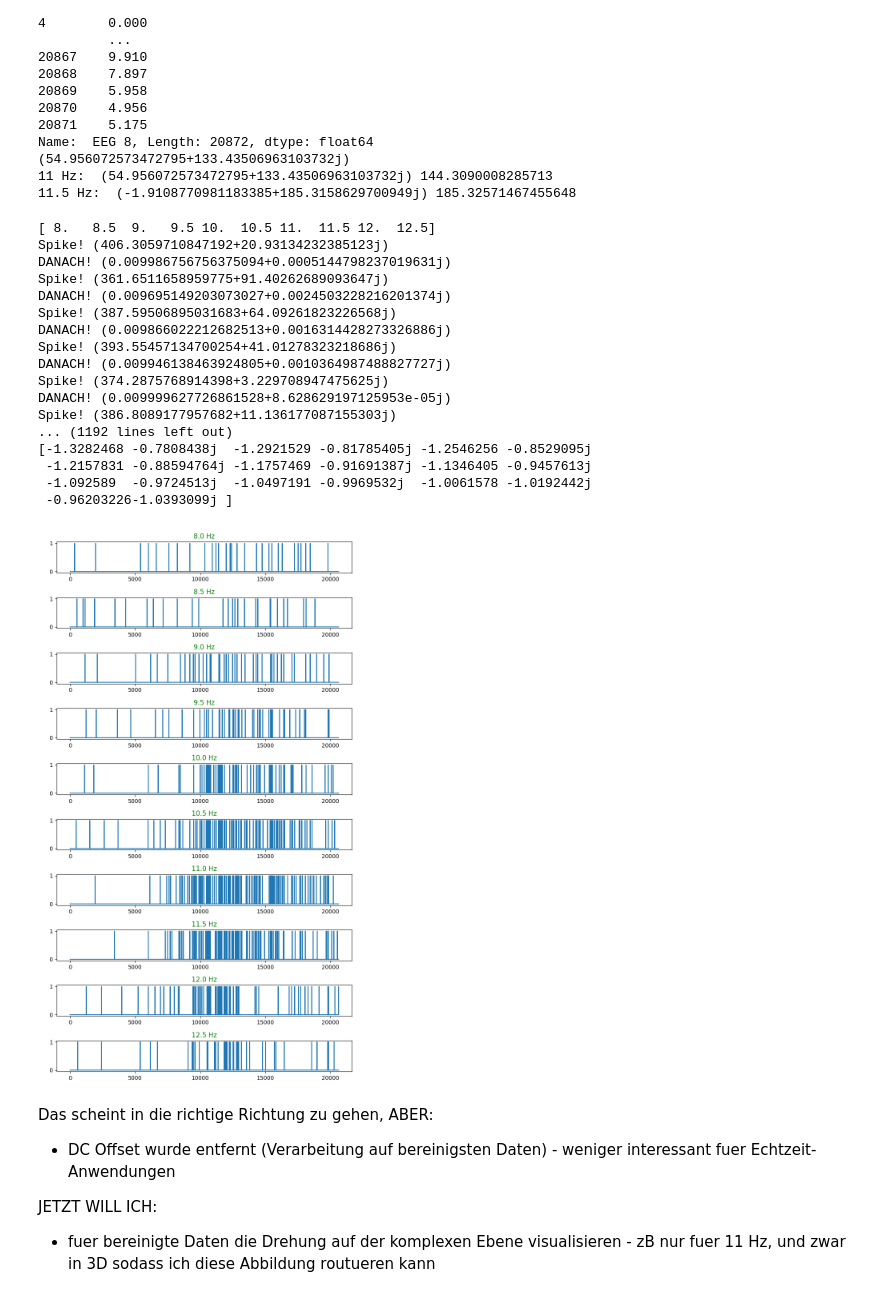
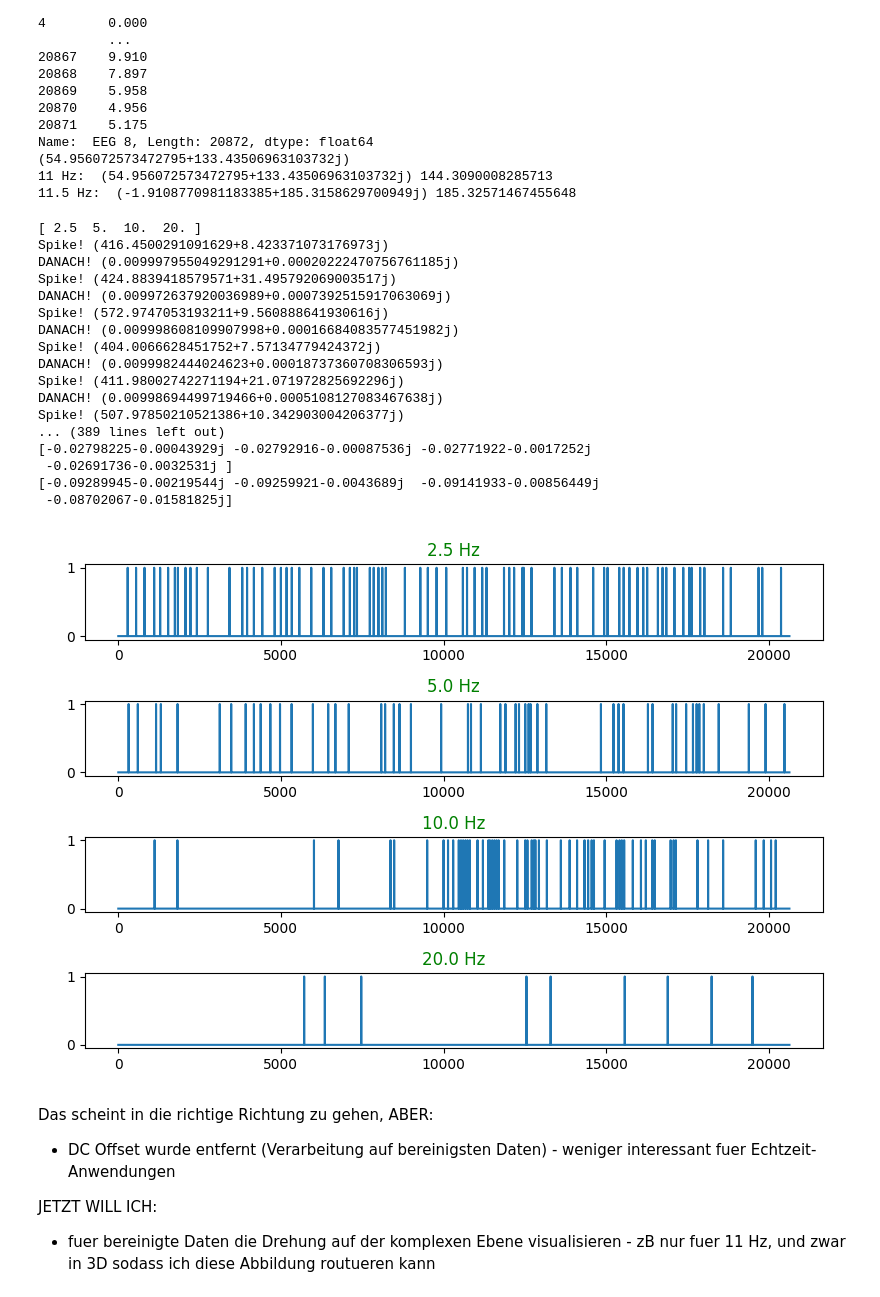
Before and after one commit to pinkypeachez/signal-processing, a Jupyter notebook: signal-processing/signal.ipynb, the cells around one changed output. Cells and saved outputs as stored; diff of their text form; code cells hidden in the pictures.

```diff
--- a/signal-processing/signal.ipynb
+++ b/signal-processing/signal.ipynb
@@ -175,7 +175,8 @@ class RFLayer:
                 self.spike[i] = 0
 
 
-frequenzen = np.arange(8, 13, 0.5)
+#frequenzen = np.arange(8, 13, 0.5)
+frequenzen = np.array([2.5, 5, 10, 20])
 print(frequenzen)
 
 ABTASTRATE = 250
@@ -191,51 +192,51 @@ augen_zu = pd.read_csv('../data/sanity-checks/gel augen zu besser/augen_zu.csv')
 eeg_7 = augen_zu[' EEG 8'].to_numpy()
 #print(eeg_7.shape)
 eeg_7 = np.trim_zeros(eeg_7)
 
 history = np.zeros((len(eeg_7), len(frequenzen) ),
                    dtype=np.complex64)
 
 spikes = np.zeros(shape=(len(eeg_7), len(frequenzen)))
 for i in range(len(eeg_7)):
     layer1.update(eeg_7[i])
     layer1.dospike()
     spikes[i, :] = layer1.spike
     history[i] = np.where(layer1.spike == 0, layer1.s_now, 0)
    # print(layer1.s_now)
     layer1.get_strongest()
 #print(history)
 #TODO NEXT: fuer jedes Channel visualisieren
 
 import matplotlib.pyplot as plt
 
 print(history.shape)
 fig, axs = plt.subplots(len(frequenzen), 1,  figsize=(8, 1.4 * len(frequenzen)))
 for i in range(len(axs)):
   #axs[i].plot(np.abs(history[:,i]))
   axs[i].plot(spikes[:,i])
   axs[i].set_title(f"{frequenzen[i]} Hz", color="green")
   print(history[i])
   #axs[i].set_ylim(400)
 fig.tight_layout()
 # %% [output]
-[ 8.   8.5  9.   9.5 10.  10.5 11.  11.5 12.  12.5]
-Spike! (406.3059710847192+20.93134232385123j)
-DANACH! (0.009986756756375094+0.0005144798237019631j)
-Spike! (361.6511658959775+91.40262689093647j)
-DANACH! (0.009695149203073027+0.0024503228216201374j)
-Spike! (387.59506895031683+64.09261823226568j)
-DANACH! (0.009866022212682513+0.0016314428273326886j)
-Spike! (393.55457134700254+41.01278323218686j)
-DANACH! (0.009946138463924805+0.0010364987488827727j)
-Spike! (374.2875768914398+3.229708947475625j)
-DANACH! (0.009999627726861528+8.628629197125953e-05j)
-Spike! (386.8089177957682+11.136177087155303j)
-... (1192 lines left out)
-[-1.3282468 -0.7808438j  -1.2921529 -0.81785405j -1.2546256 -0.8529095j
- -1.2157831 -0.88594764j -1.1757469 -0.91691387j -1.1346405 -0.9457613j
- -1.092589  -0.9724513j  -1.0497191 -0.9969532j  -1.0061578 -1.0192442j
- -0.96203226-1.0393099j ]
+[ 2.5  5.  10.  20. ]
+Spike! (416.4500291091629+8.423371073176973j)
+DANACH! (0.009997955049291291+0.00020222470756761185j)
+Spike! (424.8839418579571+31.495792069003517j)
+DANACH! (0.009972637920036989+0.0007392515917063069j)
+Spike! (572.9747053193211+9.560888641930616j)
+DANACH! (0.009998608109907998+0.00016684083577451982j)
+Spike! (404.0066628451752+7.57134779424372j)
+DANACH! (0.0099982444024623+0.00018737360708306593j)
+Spike! (411.98002742271194+21.071972825692296j)
+DANACH! (0.00998694499719466+0.0005108127083467638j)
+Spike! (507.97850210521386+10.342903004206377j)
+... (389 lines left out)
+[-0.02798225-0.00043929j -0.02792916-0.00087536j -0.02771922-0.0017252j
+ -0.02691736-0.0032531j ]
+[-0.09289945-0.00219544j -0.09259921-0.0043689j  -0.09141933-0.00856449j
+ -0.08702067-0.01581825j]
-[figure, old version]
+[figure, new version]
 # %% [markdown]
 Das scheint in die richtige Richtung zu gehen, ABER:
 - DC Offset wurde entfernt (Verarbeitung auf bereinigsten Daten) - weniger interessant fuer Echtzeit-Anwendungen
```
Also changed, not shown: parts of 10 cells of this notebook, 25 other files.
